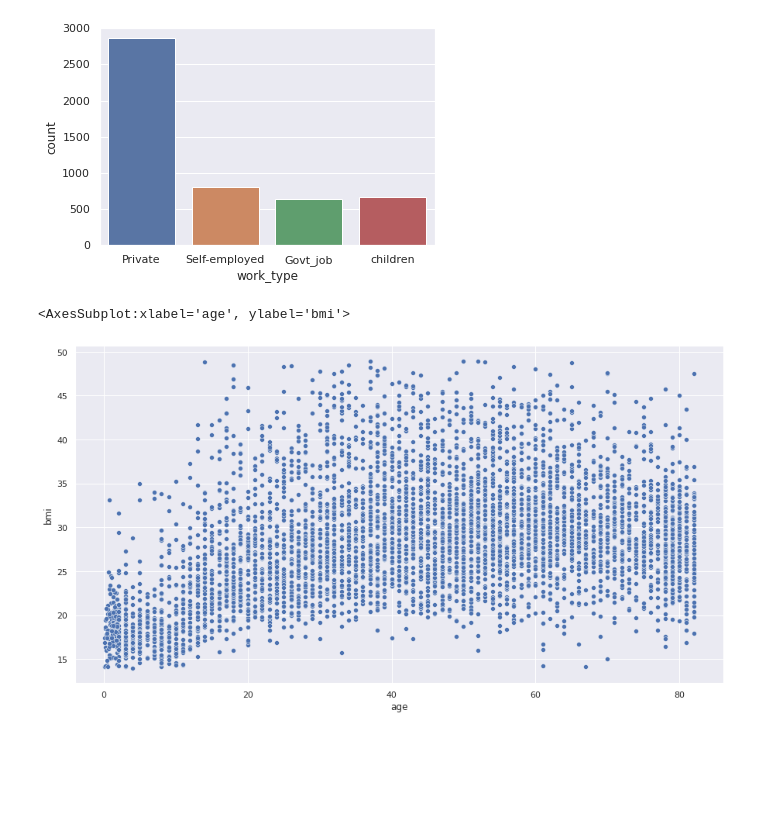
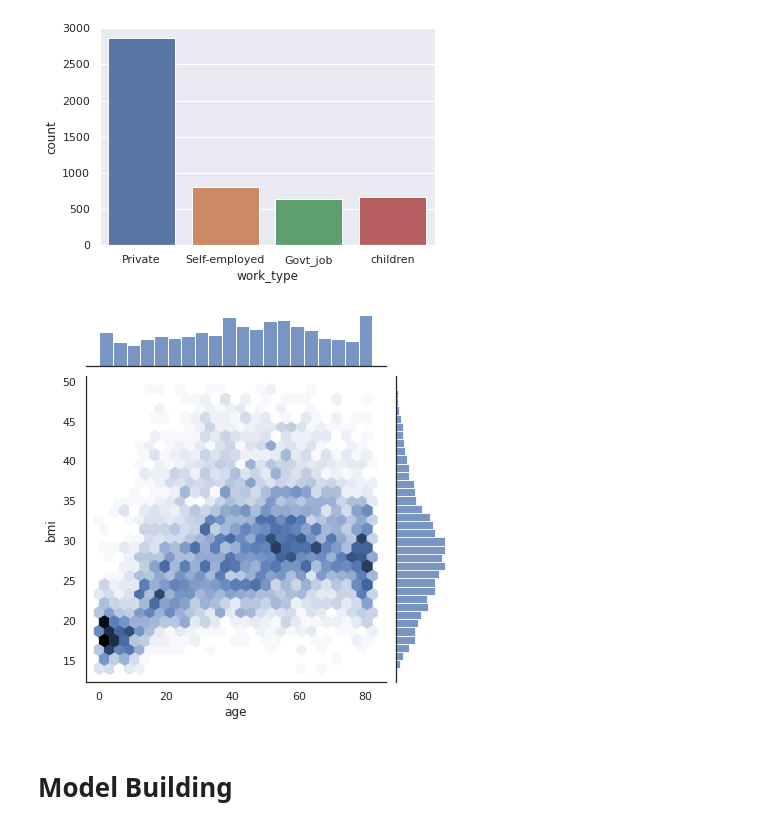
Before and after one commit to mahii6991/Kaggle_Projects, a Jupyter notebook: brain-stroke-dataset.ipynb, the cells around one changed output. Drawn from its saved outputs; the diff is of its cells as text; code cells hidden in the pictures; blank space fills up the shorter version.

```diff
--- a/brain-stroke-dataset.ipynb
+++ b/brain-stroke-dataset.ipynb
@@ -89,9 +95,10 @@ sns.countplot(data.iloc[:,5])
 # %% [output]
 <AxesSubplot:xlabel='work_type', ylabel='count'>
 [figure]
-# %%
-sns.set(rc = {'figure.figsize':(15,8)})
-sns.scatterplot(x=data.iloc[:,1],y=data.iloc[:,8])
-# %% [output]
-<AxesSubplot:xlabel='age', ylabel='bmi'>
-[figure, removed]
+# %%
+with sns.axes_style('white'):
+    sns.jointplot("age", "bmi" , data, kind='hex')
+# %% [output]
+[figure, added]
+# %% [markdown]
+# Model Building
```
Also changed, not shown: parts of 28 cells of this notebook.
